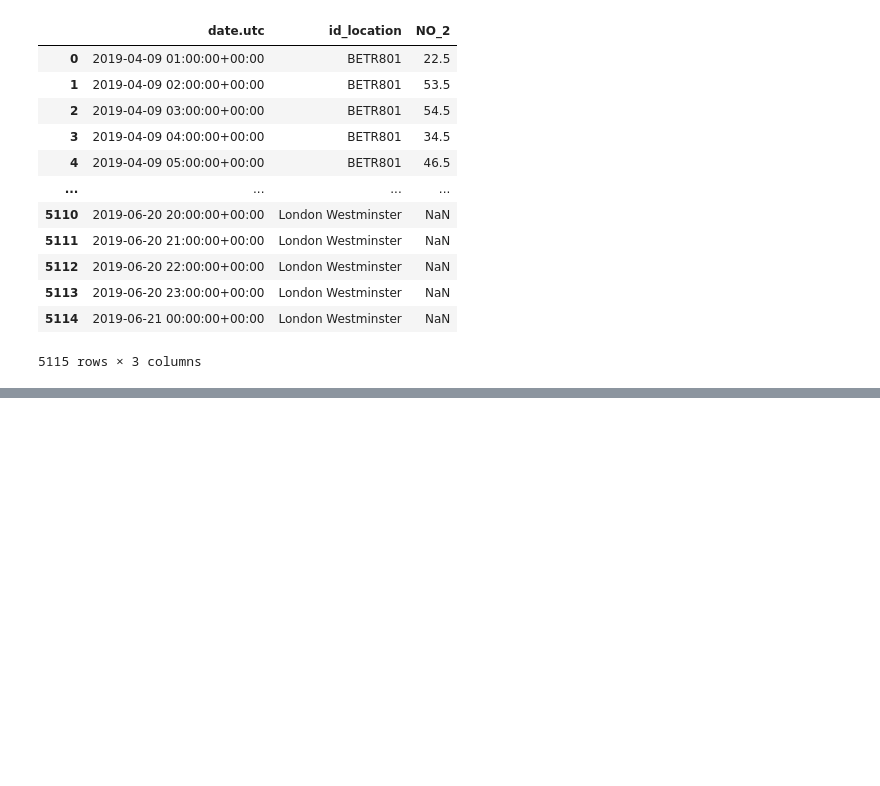
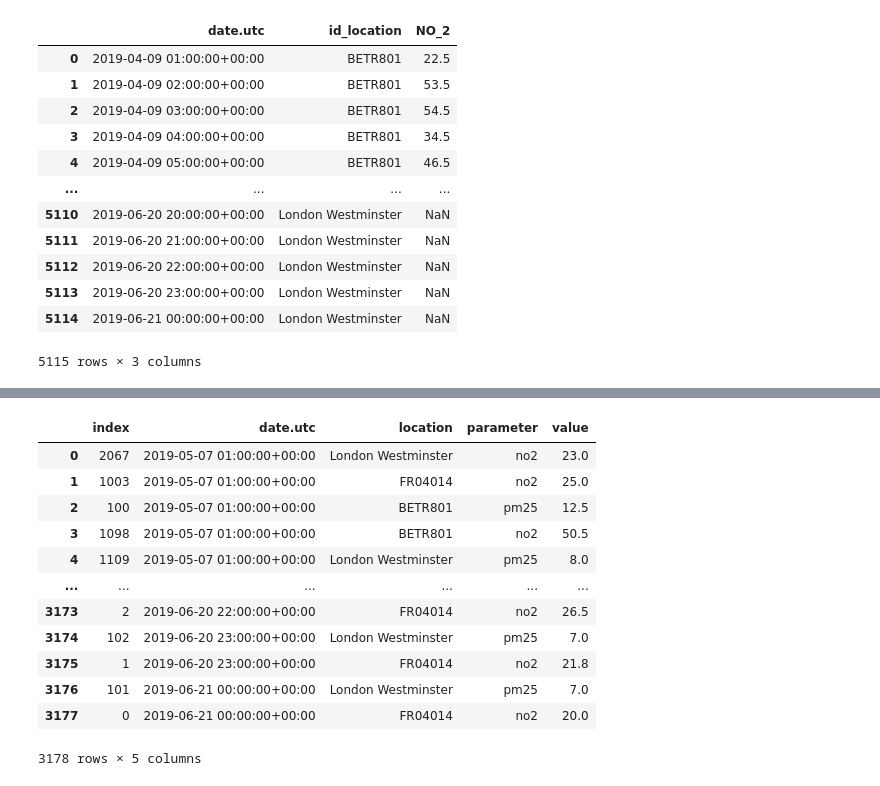
Before and after one commit to codal-tshah/data-practices-2024, a Jupyter notebook: pandas/pandas_intermediate.ipynb, the cells around one changed output, grey strips where cells are left out. Cells and saved outputs as stored; diff of their text form; code cells hidden in the pictures; blank space fills up the shorter version.

```diff
--- a/pandas/pandas_intermediate.ipynb
+++ b/pandas/pandas_intermediate.ipynb
@@ -420,0 +423,4 @@ no_2
+# %%
+air_quality_no2 = pd.read_csv("/content/drive/MyDrive/data_practices/pandas/data/air_quality_no2_long.csv",parse_dates=True)
+air_quality_no2 = air_quality_no2[["date.utc","location", "parameter", "value"]]
+air_quality_no2.head()
@@ -420,0 +434,4 @@ no_2
+# %%
+air_quality_pm25 = pd.read_csv("/content/drive/MyDrive/data_practices/pandas/data/air_quality_pm25_long.csv", parse_dates =True)
+air_quality_pm25 = air_quality_pm25[["date.utc", "location","parameter", "value"]]
+air_quality_pm25.head()
@@ -420,0 +447,3 @@ no_2
+# %%
+air_quality = pd.concat([air_quality_pm25, air_quality_no2], axis=0)
+air_quality
@@ -420,0 +474,3 @@ no_2
+# %%
+air_quality = air_quality.sort_values("date.utc")
+air_quality
@@ -420,0 +491,16 @@ no_2
+# %%
+air_quality.reset_index(level=0)
+# %% [output]
+|  | index | date.utc | location | parameter | value |
+| 0 | 2067 | 2019-05-07 01:00:00+00:00 | London Westminster | no2 | 23.0 |
+| 1 | 1003 | 2019-05-07 01:00:00+00:00 | FR04014 | no2 | 25.0 |
+| 2 | 100 | 2019-05-07 01:00:00+00:00 | BETR801 | pm25 | 12.5 |
+| 3 | 1098 | 2019-05-07 01:00:00+00:00 | BETR801 | no2 | 50.5 |
+| 4 | 1109 | 2019-05-07 01:00:00+00:00 | London Westminster | pm25 | 8.0 |
+| ... | ... | ... | ... | ... | ... |
+| 3173 | 2 | 2019-06-20 22:00:00+00:00 | FR04014 | no2 | 26.5 |
+| 3174 | 102 | 2019-06-20 23:00:00+00:00 | London Westminster | pm25 | 7.0 |
+| 3175 | 1 | 2019-06-20 23:00:00+00:00 | FR04014 | no2 | 21.8 |
+| 3176 | 101 | 2019-06-21 00:00:00+00:00 | London Westminster | pm25 | 7.0 |
+| 3177 | 0 | 2019-06-21 00:00:00+00:00 | FR04014 | no2 | 20.0 |
+3178 rows × 5 columns
```
Also changed, not shown: parts of 11 cells of this notebook, 3 other files.
